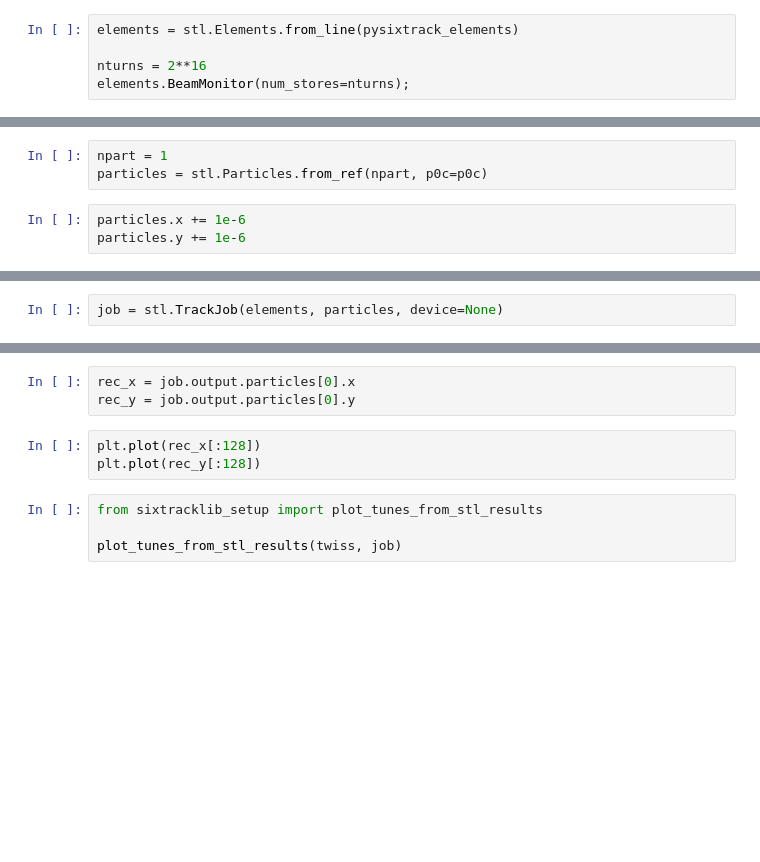
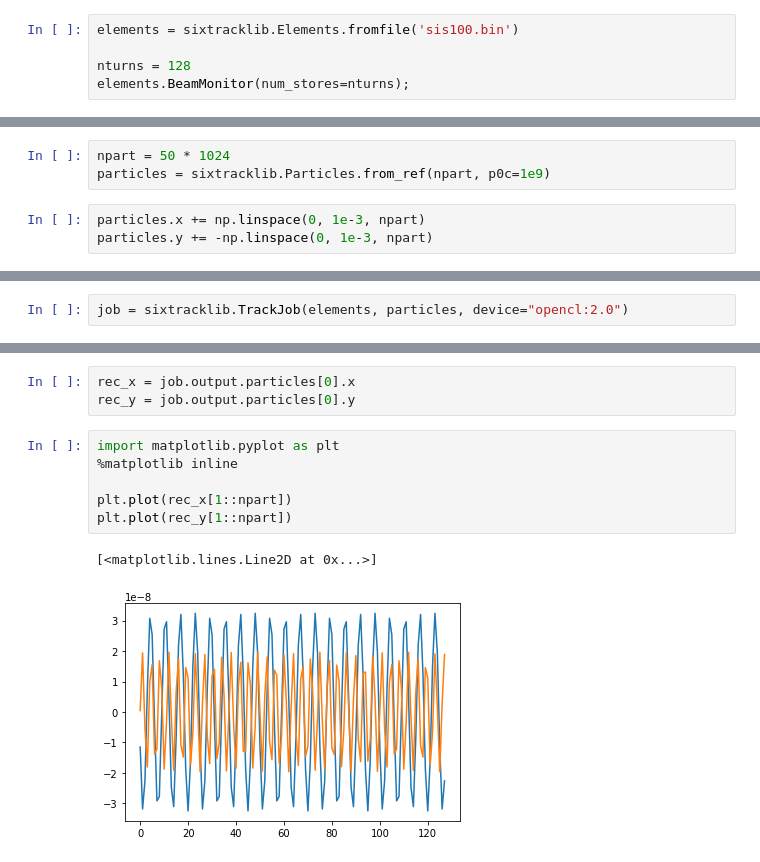
Before and after one commit to aoeftiger/AMD-GSI-SixTrackLib-11-2020, a Jupyter notebook: talk.ipynb, the cells around one changed output, grey strips where cells are left out. Drawn from its saved outputs; the diff is of its cells as text; blank space fills up the shorter version.

```diff
--- a/talk.ipynb
+++ b/talk.ipynb
@@ -216,5 +173,5 @@ Transfer lattice from `PySixTrack`:
 # %%
-elements = stl.Elements.from_line(pysixtrack_elements)
+elements = sixtracklib.Elements.fromfile('sis100.bin')
 
-nturns = 2**16
+nturns = 128
 elements.BeamMonitor(num_stores=nturns);
@@ -223,10 +178,10 @@ And define particle set:
 # %%
-npart = 1
-particles = stl.Particles.from_ref(npart, p0c=p0c)
+npart = 50 * 1024
+particles = sixtracklib.Particles.from_ref(npart, p0c=1e9)
 # %%
-particles.x += 1e-6
-particles.y += 1e-6
+particles.x += np.linspace(0, 1e-3, npart)
+particles.y += -np.linspace(0, 1e-3, npart)
 # %% [markdown]
 The trackjob will define the simulation kernel for us:
 # %%
-job = stl.TrackJob(elements, particles, device=None)
+job = sixtracklib.TrackJob(elements, particles, device="opencl:2.0")
@@ -244,10 +211,12 @@ job.collect()
 # %%
 rec_x = job.output.particles[0].x
 rec_y = job.output.particles[0].y
-# %%
-plt.plot(rec_x[:128])
-plt.plot(rec_y[:128])
-# %%
-from sixtracklib_setup import plot_tunes_from_stl_results
-
-plot_tunes_from_stl_results(twiss, job)
+# %%
+import matplotlib.pyplot as plt
+%matplotlib inline
+
+plt.plot(rec_x[1::npart])
+plt.plot(rec_y[1::npart])
+# %% [output]
+[<matplotlib.lines.Line2D at 0x...>]
+[figure, added]
```
Also changed, not shown: parts of 35 cells of this notebook, 2 other files.
